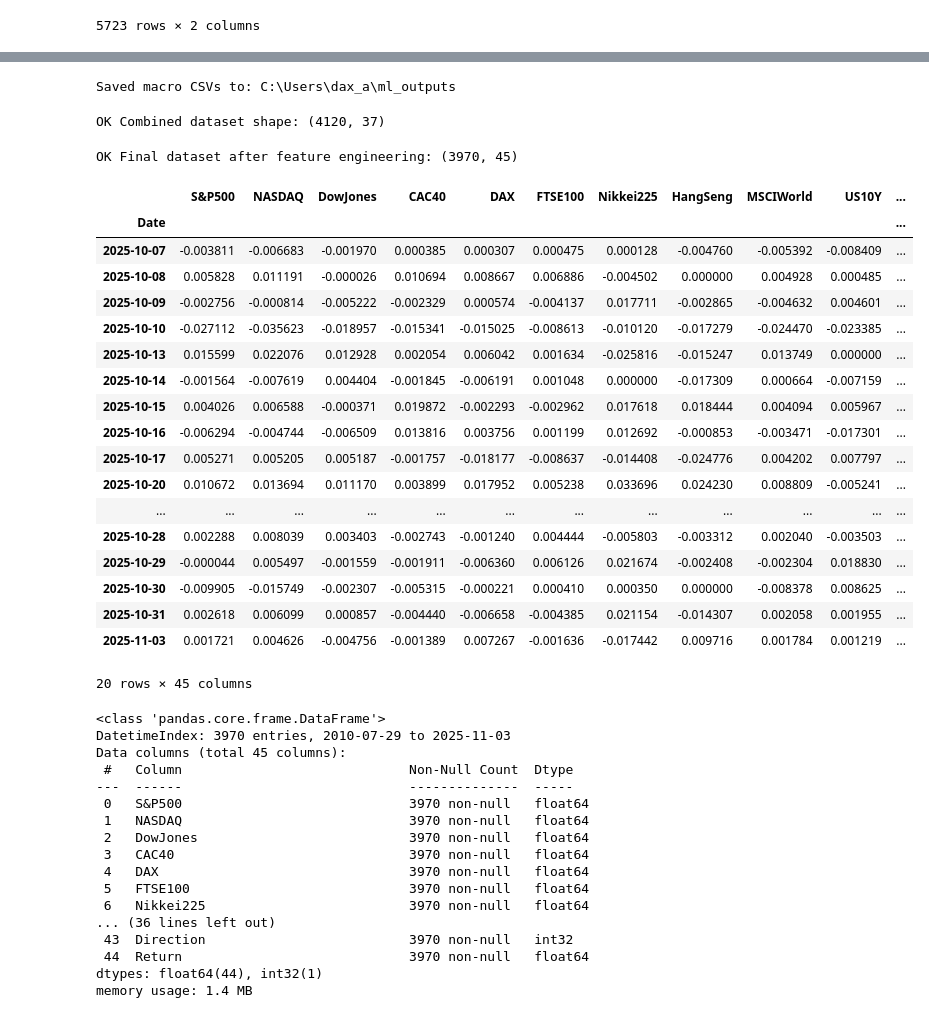
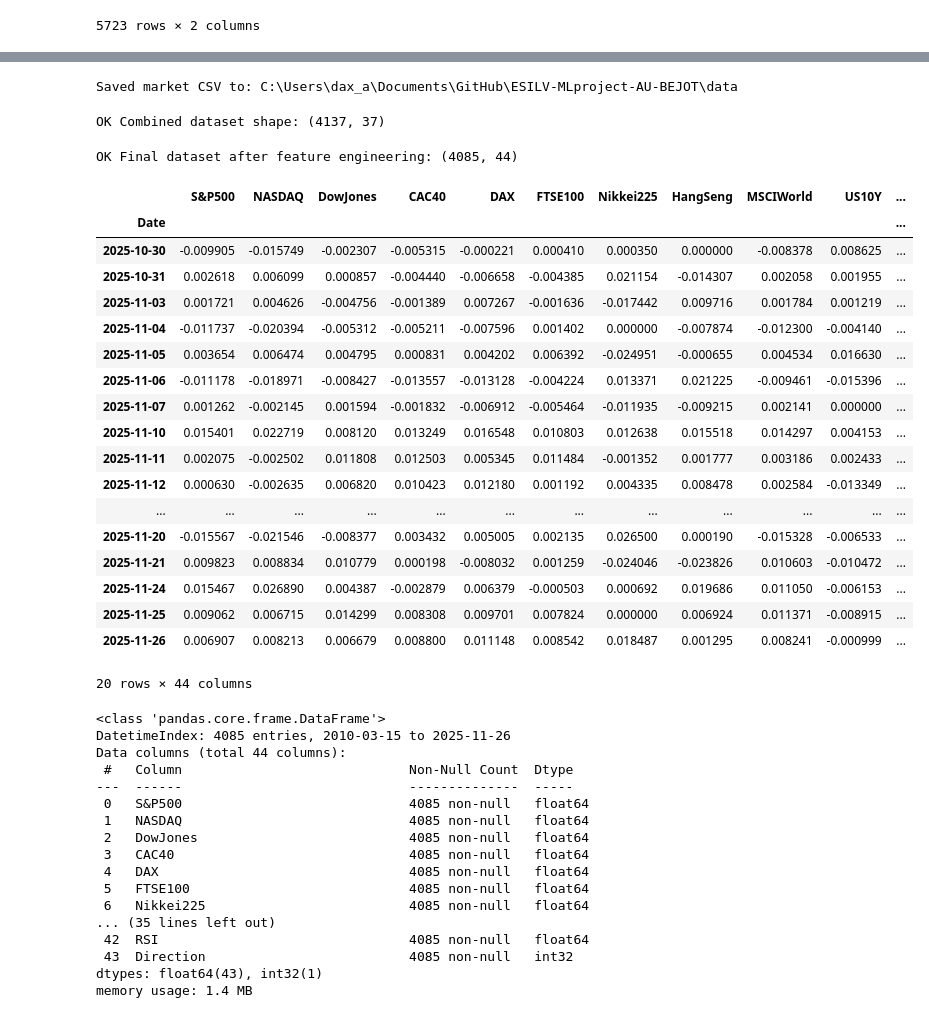
Before and after one commit to daxau/ESILV-MLproject-AU-BEJOT, a Jupyter notebook: notebooks/Step1_ML_Dataset.ipynb, the cells around one changed output, grey strips where cells are left out. Cells and saved outputs as stored; diff of their text form; code cells hidden in the pictures.

Commit message:
update and refresh file Step1_ML_Dataset.ipynb

```diff
--- a/notebooks/Step1_ML_Dataset.ipynb
+++ b/notebooks/Step1_ML_Dataset.ipynb
@@ -525,9 +530,9 @@ memory usage: 676.3 KB
 # %%
 # Save files
 market_data.to_csv(OUT / "Market_Prices_All.csv")
-print("Saved macro CSVs to:", OUT)
+print(f"Saved market CSV to: {OUT.resolve()}")
 # %% [output]
-Saved macro CSVs to: C:\Users\dax_a\ml_outputs
+Saved market CSV to: C:\Users\dax_a\Documents\GitHub\ESILV-MLproject-AU-BEJOT\data
 # %%
 returns = market_data.pct_change(fill_method=None).dropna()
 # ---------------------------------------------------------------
@@ -540,7 +545,10 @@ returns.to_csv(OUT / "Market_Returns_All.csv")
 # ===============================================================
 
 from pathlib import Path
-OUT = Path.home() / "ml_outputs"
+# Output directory inside project: /data/
+OUT = Path("../data")
+OUT.mkdir(parents=True, exist_ok=True)
+
 market = pd.read_csv(OUT / 'Market_Returns_All.csv', index_col=0, parse_dates=True)
 macro = pd.read_csv(OUT / 'Macro_AllSources.csv', index_col=0, parse_dates=True)
 # %%
@@ -550,7 +558,7 @@ print("OK Combined dataset shape:", data.shape)
 data.tail(5)
 data.to_csv(OUT / "Full_dataset_reference.csv")
 # %% [output]
-OK Combined dataset shape: (4120, 37)
+OK Combined dataset shape: (4137, 37)
 # %%
 # ===============================================================
 # CREATE BINARY TARGET (Direction)
@@ -559,70 +567,70 @@ OK Combined dataset shape: (4120, 37)
 # Example index (can change to CAC40 or others)
 target_index = "Apple" if "Apple" in data.columns else data.columns[0]
 
 # Create returns and technical indicators
 data["Return"] = data[target_index] #.pct_change()
 data["Volatility_20d"] = data["Return"].rolling(20).std()
 data["MA20"] = data[target_index].rolling(20).mean()
 data["MA50"] = data[target_index].rolling(50).mean()
 data["Momentum"] = data[target_index] / data[target_index].shift(5) - 1
 
 # Relative Strength Index (RSI)
 def compute_RSI(series, window=14):
     delta = series.diff()
     gain = (delta.where(delta > 0, 0)).rolling(window).mean()
     loss = (-delta.where(delta < 0, 0)).rolling(window).mean()
     RS = gain / loss
     return 100 - (100 / (1 + RS))
 
 data["RSI"] = compute_RSI(data[target_index])
 
 # Define binary target variable: 1 = Up, 0 = Down
-data["Direction"] = (data["target_index"].shift(-1) > 0).astype(int)
+data["Direction"] = (data[target_index].shift(-1) > 0).astype(int)
 
 # Drop rows with NaN
 data = data.dropna()
 print("OK Final dataset after feature engineering:", data.shape)
 
 data.tail(20)
 # %% [output]
-OK Final dataset after feature engineering: (3970, 45)
+OK Final dataset after feature engineering: (4085, 44)
 |  | S&P500 | NASDAQ | DowJones | CAC40 | DAX | FTSE100 | Nikkei225 | HangSeng | MSCIWorld | US10Y | ... |
 | Date |  |  |  |  |  |  |  |  |  |  | ... |
-| 2025-10-07 | -0.003811 | -0.006683 | -0.001970 | 0.000385 | 0.000307 | 0.000475 | 0.000128 | -0.004760 | -0.005392 | -0.008409 | ... |
-| 2025-10-08 | 0.005828 | 0.011191 | -0.000026 | 0.010694 | 0.008667 | 0.006886 | -0.004502 | 0.000000 | 0.004928 | 0.000485 | ... |
-| 2025-10-09 | -0.002756 | -0.000814 | -0.005222 | -0.002329 | 0.000574 | -0.004137 | 0.017711 | -0.002865 | -0.004632 | 0.004601 | ... |
-| 2025-10-10 | -0.027112 | -0.035623 | -0.018957 | -0.015341 | -0.015025 | -0.008613 | -0.010120 | -0.017279 | -0.024470 | -0.023385 | ... |
-| 2025-10-13 | 0.015599 | 0.022076 | 0.012928 | 0.002054 | 0.006042 | 0.001634 | -0.025816 | -0.015247 | 0.013749 | 0.000000 | ... |
-| 2025-10-14 | -0.001564 | -0.007619 | 0.004404 | -0.001845 | -0.006191 | 0.001048 | 0.000000 | -0.017309 | 0.000664 | -0.007159 | ... |
-| 2025-10-15 | 0.004026 | 0.006588 | -0.000371 | 0.019872 | -0.002293 | -0.002962 | 0.017618 | 0.018444 | 0.004094 | 0.005967 | ... |
-| 2025-10-16 | -0.006294 | -0.004744 | -0.006509 | 0.013816 | 0.003756 | 0.001199 | 0.012692 | -0.000853 | -0.003471 | -0.017301 | ... |
-| 2025-10-17 | 0.005271 | 0.005205 | 0.005187 | -0.001757 | -0.018177 | -0.008637 | -0.014408 | -0.024776 | 0.004202 | 0.007797 | ... |
-| 2025-10-20 | 0.010672 | 0.013694 | 0.011170 | 0.003899 | 0.017952 | 0.005238 | 0.033696 | 0.024230 | 0.008809 | -0.005241 | ... |
-| ... | ... | ... | ... | ... | ... | ... | ... | ... | ... | ... | ... |
-| 2025-10-28 | 0.002288 | 0.008039 | 0.003403 | -0.002743 | -0.001240 | 0.004444 | -0.005803 | -0.003312 | 0.002040 | -0.003503 | ... |
-| 2025-10-29 | -0.000044 | 0.005497 | -0.001559 | -0.001911 | -0.006360 | 0.006126 | 0.021674 | -0.002408 | -0.002304 | 0.018830 | ... |
 | 2025-10-30 | -0.009905 | -0.015749 | -0.002307 | -0.005315 | -0.000221 | 0.000410 | 0.000350 | 0.000000 | -0.008378 | 0.008625 | ... |
 | 2025-10-31 | 0.002618 | 0.006099 | 0.000857 | -0.004440 | -0.006658 | -0.004385 | 0.021154 | -0.014307 | 0.002058 | 0.001955 | ... |
 | 2025-11-03 | 0.001721 | 0.004626 | -0.004756 | -0.001389 | 0.007267 | -0.001636 | -0.017442 | 0.009716 | 0.001784 | 0.001219 | ... |
+| 2025-11-04 | -0.011737 | -0.020394 | -0.005312 | -0.005211 | -0.007596 | 0.001402 | 0.000000 | -0.007874 | -0.012300 | -0.004140 | ... |
+| 2025-11-05 | 0.003654 | 0.006474 | 0.004795 | 0.000831 | 0.004202 | 0.006392 | -0.024951 | -0.000655 | 0.004534 | 0.016630 | ... |
+| 2025-11-06 | -0.011178 | -0.018971 | -0.008427 | -0.013557 | -0.013128 | -0.004224 | 0.013371 | 0.021225 | -0.009461 | -0.015396 | ... |
+| 2025-11-07 | 0.001262 | -0.002145 | 0.001594 | -0.001832 | -0.006912 | -0.005464 | -0.011935 | -0.009215 | 0.002141 | 0.000000 | ... |
+| 2025-11-10 | 0.015401 | 0.022719 | 0.008120 | 0.013249 | 0.016548 | 0.010803 | 0.012638 | 0.015518 | 0.014297 | 0.004153 | ... |
+| 2025-11-11 | 0.002075 | -0.002502 | 0.011808 | 0.012503 | 0.005345 | 0.011484 | -0.001352 | 0.001777 | 0.003186 | 0.002433 | ... |
+| 2025-11-12 | 0.000630 | -0.002635 | 0.006820 | 0.010423 | 0.012180 | 0.001192 | 0.004335 | 0.008478 | 0.002584 | -0.013349 | ... |
+| ... | ... | ... | ... | ... | ... | ... | ... | ... | ... | ... | ... |
+| 2025-11-20 | -0.015567 | -0.021546 | -0.008377 | 0.003432 | 0.005005 | 0.002135 | 0.026500 | 0.000190 | -0.015328 | -0.006533 | ... |
+| 2025-11-21 | 0.009823 | 0.008834 | 0.010779 | 0.000198 | -0.008032 | 0.001259 | -0.024046 | -0.023826 | 0.010603 | -0.010472 | ... |
+| 2025-11-24 | 0.015467 | 0.026890 | 0.004387 | -0.002879 | 0.006379 | -0.000503 | 0.000692 | 0.019686 | 0.011050 | -0.006153 | ... |
+| 2025-11-25 | 0.009062 | 0.006715 | 0.014299 | 0.008308 | 0.009701 | 0.007824 | 0.000000 | 0.006924 | 0.011371 | -0.008915 | ... |
+| 2025-11-26 | 0.006907 | 0.008213 | 0.006679 | 0.008800 | 0.011148 | 0.008542 | 0.018487 | 0.001295 | 0.008241 | -0.000999 | ... |
-20 rows × 45 columns
+20 rows × 44 columns
 # %%
 data.to_csv(OUT / "Full_dataset_reference.csv")
 data.info()
 # %% [output]
 <class 'pandas.core.frame.DataFrame'>
-DatetimeIndex: 3970 entries, 2010-07-29 to 2025-11-03
-Data columns (total 45 columns):
+DatetimeIndex: 4085 entries, 2010-03-15 to 2025-11-26
+Data columns (total 44 columns):
  #   Column                             Non-Null Count  Dtype
 ---  ------                             --------------  -----
- 0   S&P500                             3970 non-null   float64
- 1   NASDAQ                             3970 non-null   float64
- 2   DowJones                           3970 non-null   float64
- 3   CAC40                              3970 non-null   float64
- 4   DAX                                3970 non-null   float64
- 5   FTSE100                            3970 non-null   float64
- 6   Nikkei225                          3970 non-null   float64
-... (36 lines left out)
- 43  Direction                          3970 non-null   int32
- 44  Return                             3970 non-null   float64
-dtypes: float64(44), int32(1)
+ 0   S&P500                             4085 non-null   float64
+ 1   NASDAQ                             4085 non-null   float64
+ 2   DowJones                           4085 non-null   float64
+ 3   CAC40                              4085 non-null   float64
+ 4   DAX                                4085 non-null   float64
+ 5   FTSE100                            4085 non-null   float64
+ 6   Nikkei225                          4085 non-null   float64
+... (35 lines left out)
+ 42  RSI                                4085 non-null   float64
+ 43  Direction                          4085 non-null   int32
+dtypes: float64(43), int32(1)
 memory usage: 1.4 MB
```
Also changed, not shown: parts of 9 cells of this notebook.
